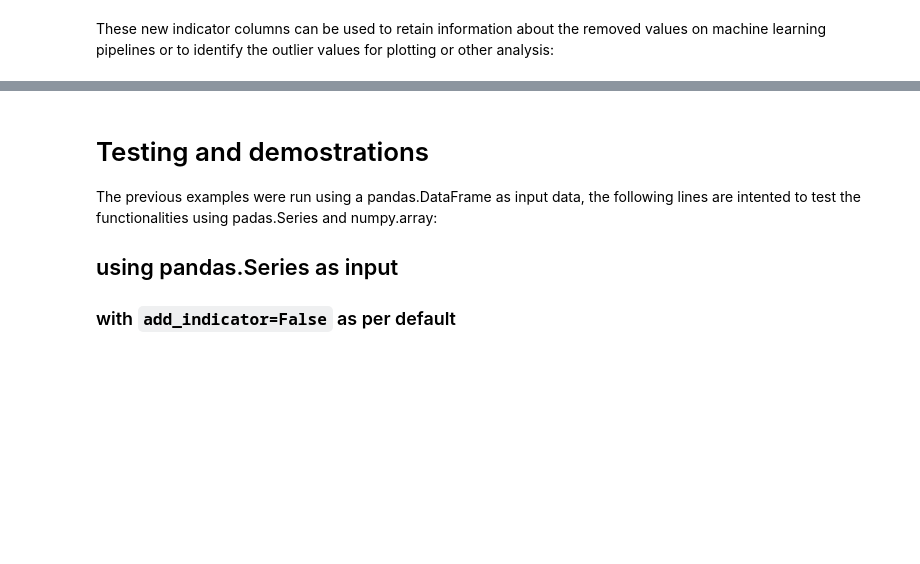
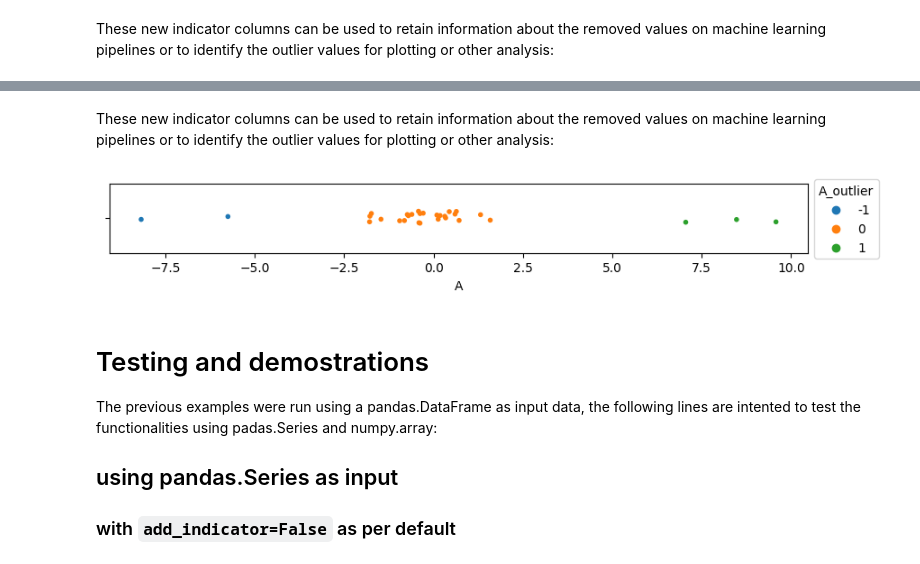
Before and after one commit to ayaranitram/datascience_tools, a Jupyter notebook: scikit-learn-whiskers_demo.ipynb, the cells around one changed output, grey strips where cells are left out. Drawn from its saved outputs; the diff is of its cells as text; code cells hidden in the pictures; blank space fills up the shorter version.

```diff
--- a/scikit-learn-whiskers_demo.ipynb
+++ b/scikit-learn-whiskers_demo.ipynb
@@ -242,0 +292,2 @@ plt.show()
+# %%
+wo.fit(data)
@@ -242,0 +385,4 @@ plt.show()
+# %%
+wo = WhiskerOutliers(threshold=1.5, add_indicator=True)
+# %%
+wo.fit(data)
@@ -242,0 +391,2 @@ plt.show()
+# %%
+transformed = wo.transform(data)
@@ -243,3 +425,12 @@ plt.show()
+# %% [markdown]
+These new indicator columns can be used to retain information about the removed values on machine learning pipelines or to identify the outlier values for plotting or other analysis:
+# %%
+plt.figure(figsize=(10, 1))
+ax = sns.stripplot(data, x="A", size=4, hue=transformed.A_outlier, palette=sns.color_palette(n_colors=3))
+sns.move_legend(ax, "upper left", bbox_to_anchor=(1, 1.15))
+plt.show()
+# %% [output]
+[figure, added]
 # %% [markdown]
 # Testing and demostrations
 The previous examples were run using a pandas.DataFrame as input data, the following lines are intented to test the functionalities using padas.Series and numpy.array:
```
Also changed, not shown: parts of 42 cells of this notebook, 9 other files.
